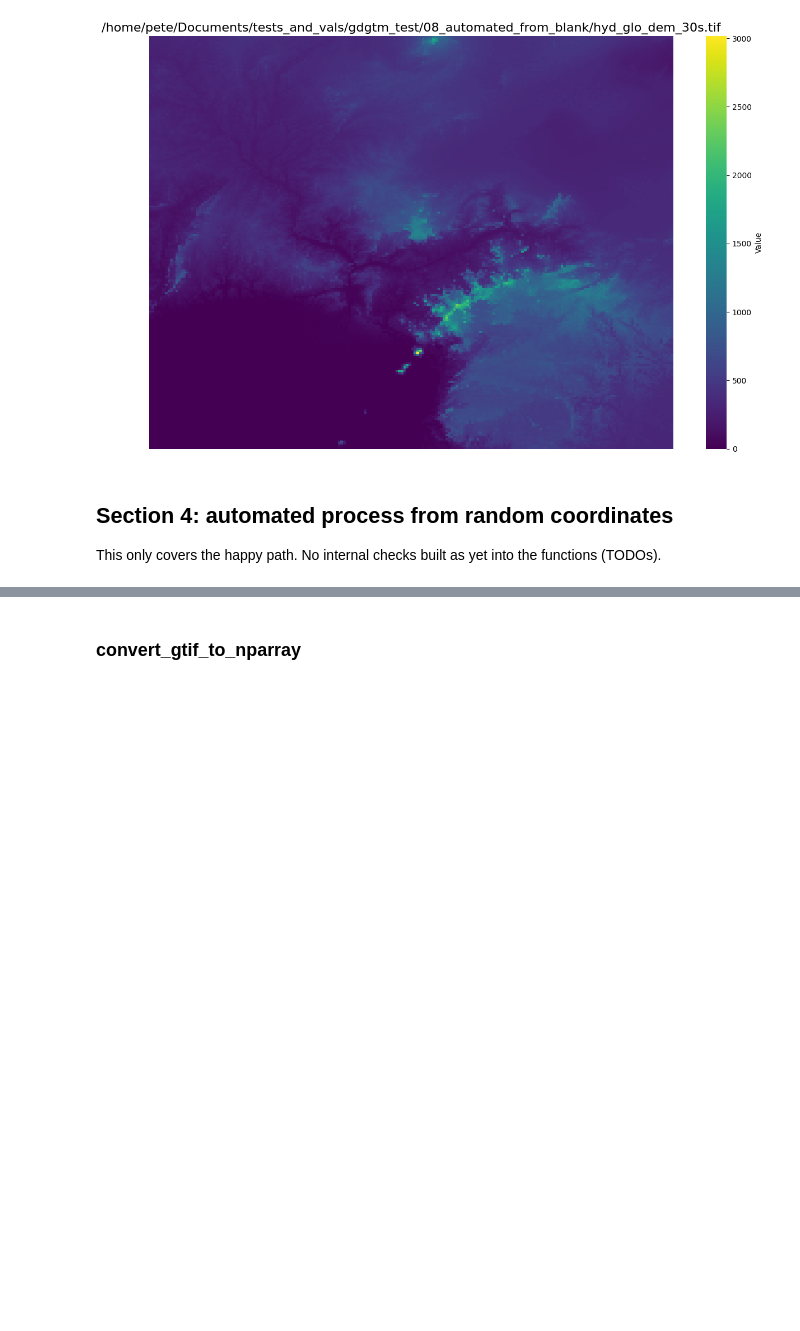
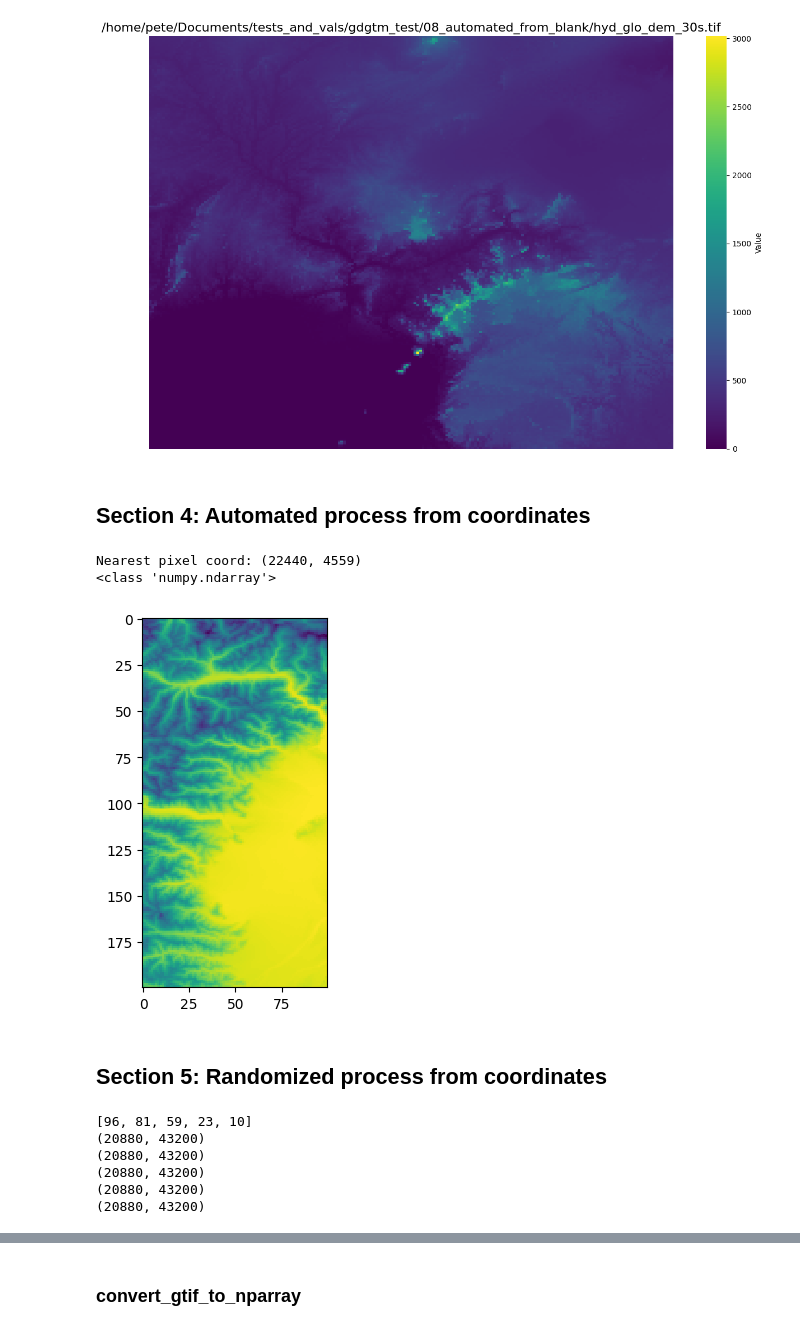
Before and after one commit to pete-jacobsson/gdgtm, a Jupyter notebook: gdgtm_test_script.ipynb, the cells around one changed output, grey strips where cells are left out. Cells and saved outputs as stored; diff of their text form; code cells hidden in the pictures; blank space fills up the shorter version.

Commit message:
Test push
Update to random_square_from_raster

```diff
--- a/gdgtm_test_script.ipynb
+++ b/gdgtm_test_script.ipynb
@@ -468,12 +469,42 @@ except Exception as e:
 [figure]
 [figure]
 # %% [markdown]
-## Section 4: automated process from random coordinates
-This only covers the happy path. No internal checks built as yet into the functions (TODOs).
+## Section 4: Automated process from coordinates
+# %%
+coord_src = os.path.join(get_subdir, single_test_file)
+nw_coords = 7, 46
+
+try:
+    with rasterio.open(coord_src) as src:
+        nearest_pixel_coord = gdgtm.get_nearest_pixel(src, nw_coords[0], nw_coords[1])
+        print(f"Nearest pixel coord: {nearest_pixel_coord}")
+        extracted_window = gdgtm.extract_window(src, nearest_pixel_coord[0], nearest_pixel_coord[1], width = 100, height = 200)
+        print(type(extracted_window))
+        plt.imshow(extracted_window[0, :, :], cmap='viridis', interpolation='nearest')
+
+except Exception as e:
+    print(e)
+# %% [output]
+Nearest pixel coord: (22440, 4559)
+<class 'numpy.ndarray'>
+[figure, added]
+# %% [markdown]
+## Section 5: Randomized process from coordinates
 # %%
-# random.seed(413)
+random.seed(413)
+coord_src = os.path.join(get_subdir, single_test_file)
+seeds = random.sample(range(0, 101), 5)
 
-# src_raster = os.path.join(get_subdir, single_test_file)
+print(seeds)
 
-# for draw in range(10):
+for seed in seeds:
+    with rasterio.open(coord_src) as src:
+        print(src.shape)
+# %% [output]
+[96, 81, 59, 23, 10]
+(20880, 43200)
+(20880, 43200)
+(20880, 43200)
+(20880, 43200)
+(20880, 43200)
 # %% [markdown]
```
Also changed, not shown: parts of 2 cells of this notebook, 3 other files.
